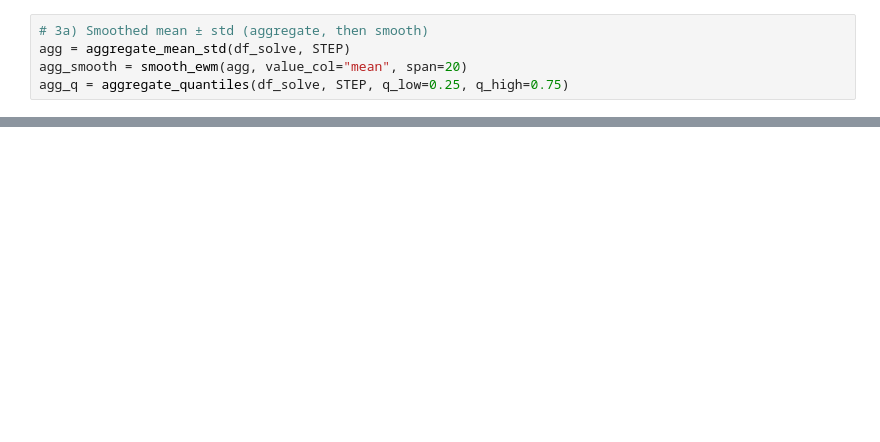
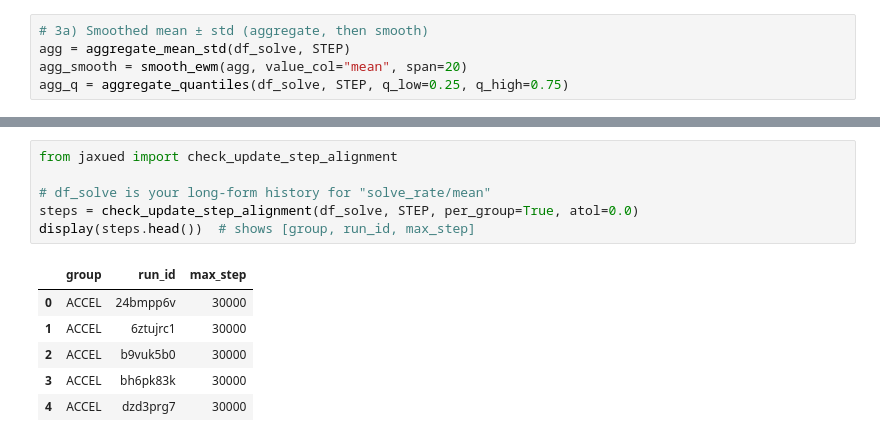
Before and after one commit to callum-lawson/evo-ued, a Jupyter notebook: notebooks/eda_training_wandb.ipynb, the cells around one changed output, grey strips where cells are left out. Saved outputs shown, nothing was run; the diff lists cells and outputs as text; blank space fills up the shorter version.

```diff
--- a/notebooks/eda_training_wandb.ipynb
+++ b/notebooks/eda_training_wandb.ipynb
@@ -179,0 +198,13 @@ plot_median_quantiles(agg_q, step_key=STEP, palette_map=ALG_PALETTE, y_label="so
+# %%
+from jaxued import check_update_step_alignment
+
+# df_solve is your long-form history for "solve_rate/mean"
+steps = check_update_step_alignment(df_solve, STEP, per_group=True, atol=0.0)
+display(steps.head())  # shows [group, run_id, max_step]
+# %% [output]
+|  | group | run_id | max_step |
+| 0 | ACCEL | 24bmpp6v | 30000 |
+| 1 | ACCEL | 6ztujrc1 | 30000 |
+| 2 | ACCEL | b9vuk5b0 | 30000 |
+| 3 | ACCEL | bh6pk83k | 30000 |
+| 4 | ACCEL | dzd3prg7 | 30000 |
```
Also changed, not shown: parts of 7 cells of this notebook, 3 other files.
